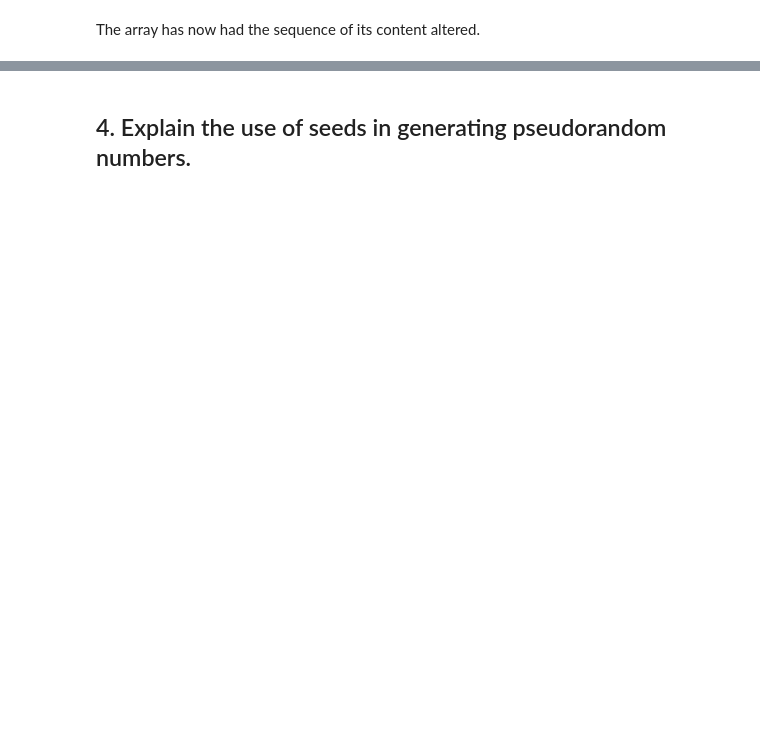
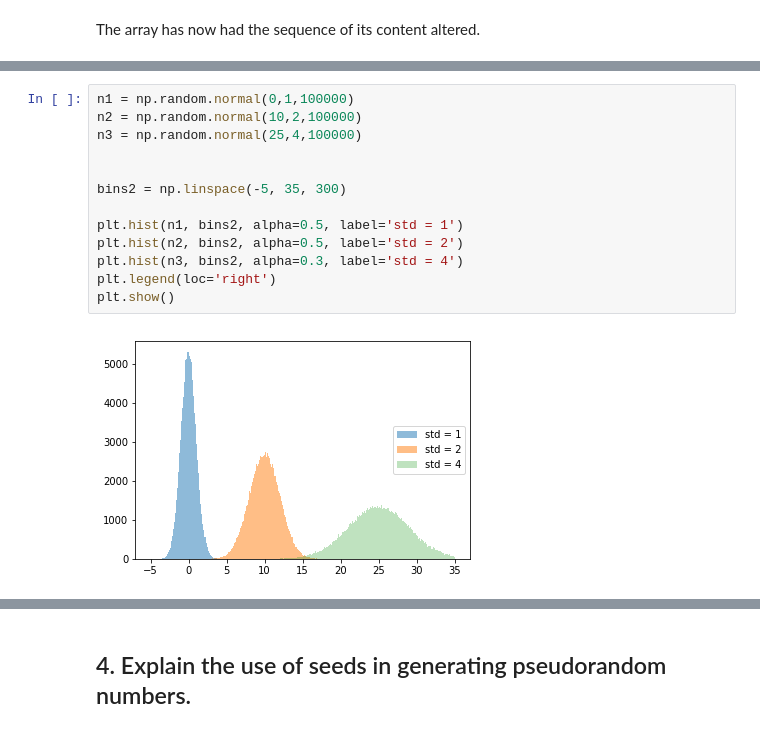
Before and after one commit to MKelly1303/GMIT_52465_Prog_Assignment1, a Jupyter notebook: 52465-Assignment_1_Mark_Kelly.ipynb, the cells around one changed output, grey strips where cells are left out. Cells and saved outputs as stored; diff of their text form; blank space fills up the shorter version.

```diff
--- a/52465-Assignment_1_Mark_Kelly.ipynb
+++ b/52465-Assignment_1_Mark_Kelly.ipynb
@@ -125,0 +133,15 @@ This is probably one of the most important distributions.
+# %%
+n1 = np.random.normal(0,1,100000)
+n2 = np.random.normal(10,2,100000)
+n3 = np.random.normal(25,4,100000)
+
+
+bins2 = np.linspace(-5, 35, 300)
+
+plt.hist(n1, bins2, alpha=0.5, label='std = 1')
+plt.hist(n2, bins2, alpha=0.5, label='std = 2')
+plt.hist(n3, bins2, alpha=0.3, label='std = 4')
+plt.legend(loc='right')
+plt.show()
+# %% [output]
+[figure, added]
```
Also changed, not shown: parts of 19 cells of this notebook.
